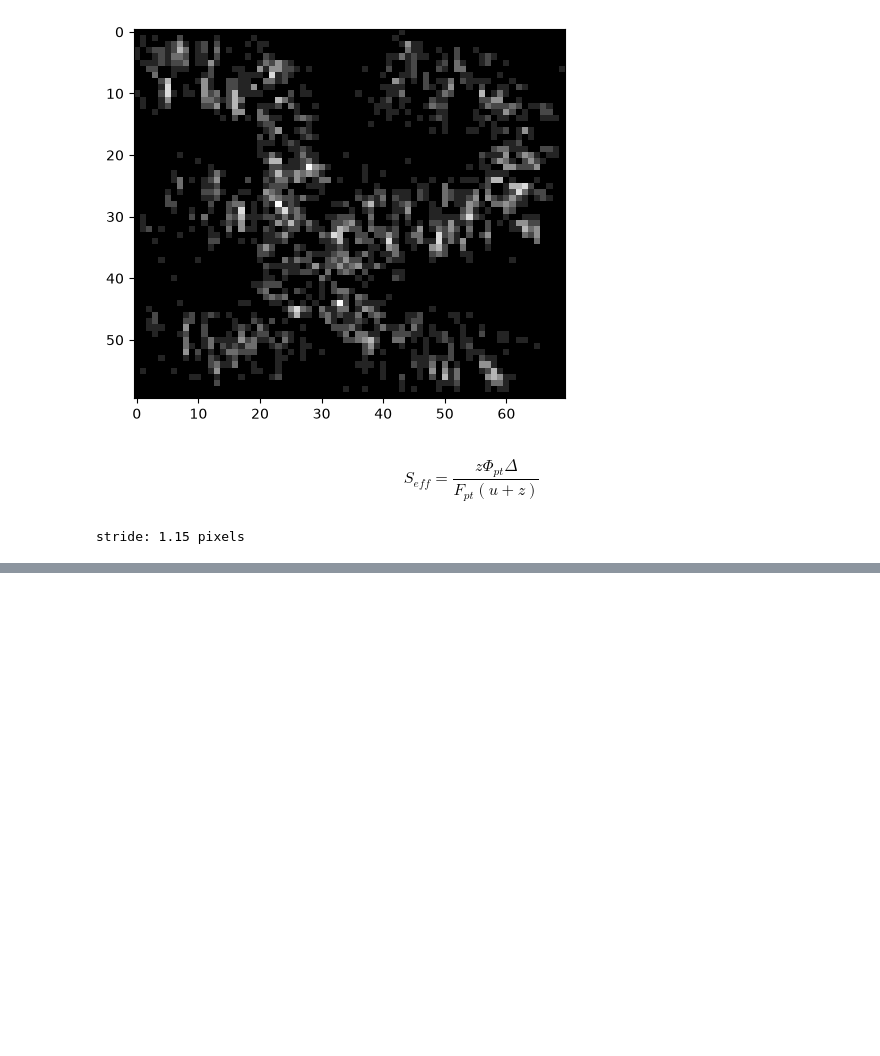
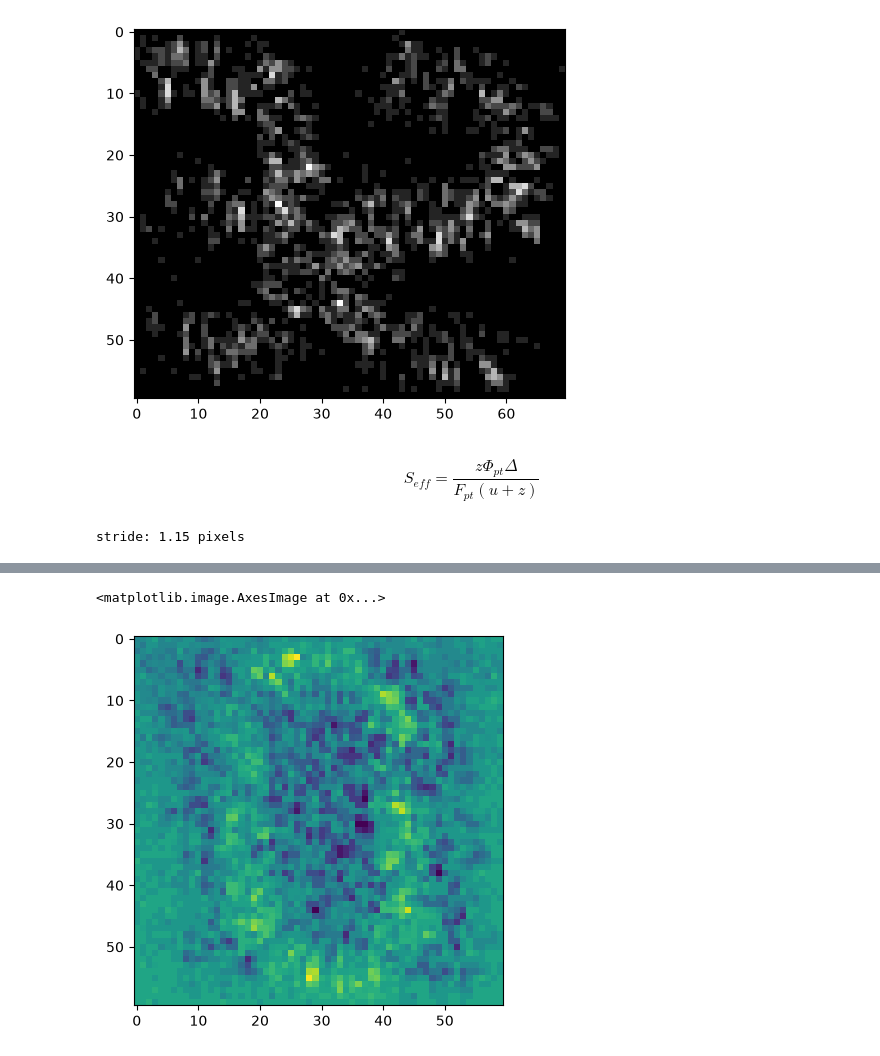
Before and after one commit to importly/dmdcontrol, a Jupyter notebook: timestamps.ipynb, the cells around one changed output, grey strips where cells are left out. Saved outputs shown, nothing was run; the diff lists cells and outputs as text; code cells hidden in the pictures; blank space fills up the shorter version.

```diff
--- a/timestamps.ipynb
+++ b/timestamps.ipynb
@@ -101,0 +149,7 @@ stride: 1.15 pixels
+# %%
+combined = (norm_pos - norm_neg) * 255
+
+plt.imshow(combined)
+# %% [output]
+<matplotlib.image.AxesImage at 0x...>
+[figure, added]
```
Also changed, not shown: parts of 23 cells of this notebook, 16 other files.
